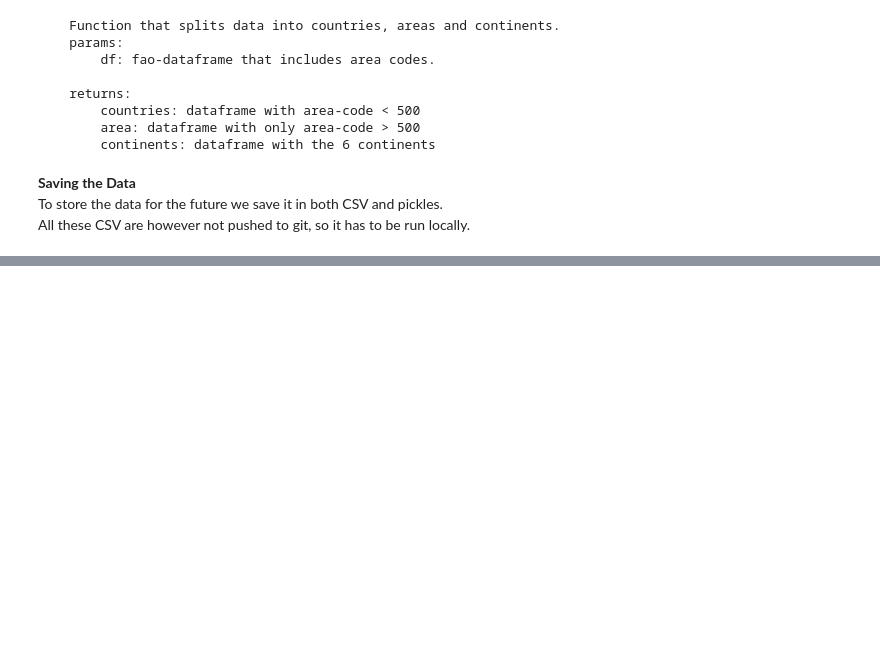
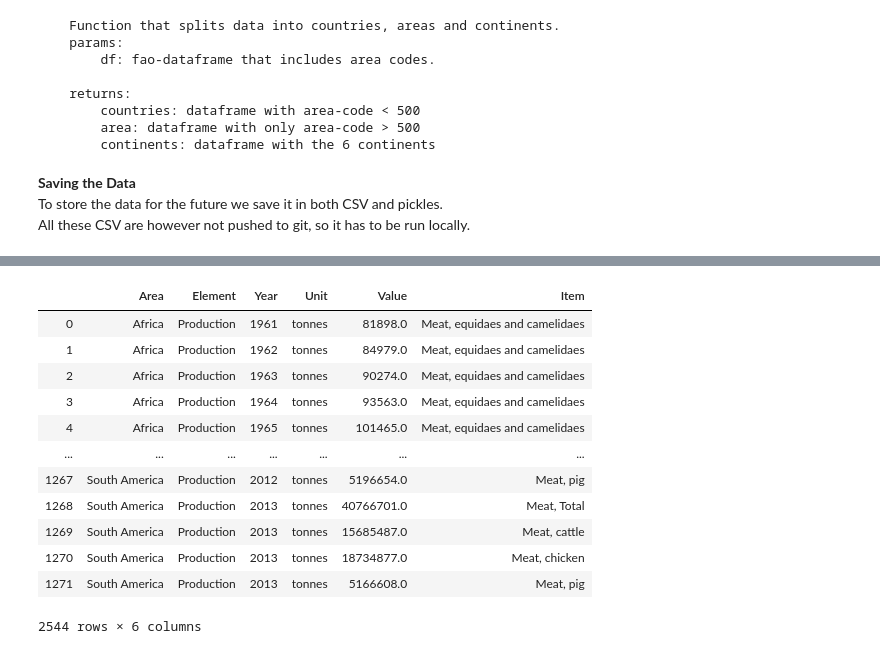
Before and after one commit to theodorhusefest/ADA-2019-project1-sovellettu-tiedon-analysoint, a Jupyter notebook: livestock_cleaning.ipynb, the cells around one changed output, grey strips where cells are left out. Saved outputs shown, nothing was run; the diff lists cells and outputs as text; code cells hidden in the pictures; blank space fills up the shorter version.

```diff
--- a/livestock_cleaning.ipynb
+++ b/livestock_cleaning.ipynb
@@ -214,0 +217,3 @@ meat_continents.to_pickle('./data/pickles/meat_continents.pkl')
+# %%
+meat_wanted = meat_continents[meat_continents.Item.str.contains('Meat, ')]
+meat_wanted.Item.unique()
@@ -214,0 +234,43 @@ meat_continents.to_pickle('./data/pickles/meat_continents.pkl')
+# %%
+main = ['Meat, pig', 'Meat, cattle', 'Meat, chicken', 'Meat, Total']
+equidae_camelidae = ['Meat, ass', 'Meat, horse', 'Meat, camel', 'Meat, other camelids', 'Meat, mule']
+bovidae = ['Meat, goat', 'Meat, sheep']
+birds = ['Meat, bird nes', 'Meat, duck', 'Meat, goose and guinea fowl', 'Meat, turkey', 'Meat, buffalo']
+others = ['Meat, rabbit', 'Meat, other rodents', 'Meat, game', 'Meat, nes']
+
+meat_equidae_camelidae = meat_wanted[meat_wanted.Item.isin(equidae_camelidae)]
+prod_equidae_camelidae = meat_equidae_camelidae.groupby(['Area','Element','Year','Unit']).agg({'Value':'sum'}).reset_index()
+prod_equidae_camelidae['Item'] = 'Meat, equidaes and camelidaes'
+
+meat_bovidae = meat_wanted[meat_wanted.Item.isin(bovidae)]
+prod_bovidae = meat_bovidae.groupby(['Area','Element','Year','Unit']).agg({'Value':'sum'}).reset_index()
+prod_bovidae['Item'] = 'Meat, bovidaes'
+
+meat_birds = meat_wanted[meat_wanted.Item.isin(birds)]
+prod_birds = meat_birds.groupby(['Area','Element','Year','Unit']).agg({'Value':'sum'}).reset_index()
+prod_birds['Item'] = 'Meat, birds excl chicken'
+
+meat_others = meat_wanted[meat_wanted.Item.isin(others)]
+prod_others = meat_others.groupby(['Area','Element','Year','Unit']).agg({'Value':'sum'}).reset_index()
+prod_others['Item'] = 'Meat, others'
+
+meat_main = meat_wanted[meat_wanted.Item.isin(main)]
+prod_main = meat_main.groupby(['Area','Element','Year','Unit','Item']).agg({'Value':'sum'}).reset_index()
+prod_main = prod_main[['Area','Element','Year','Unit','Value','Item']]
+
+meat_categorized = pd.concat([prod_equidae_camelidae, prod_bovidae, prod_birds, prod_others, prod_main], axis=0)
+meat_categorized
+# %% [output]
+|  | Area | Element | Year | Unit | Value | Item |
+| 0 | Africa | Production | 1961 | tonnes | 81898.0 | Meat, equidaes and camelidaes |
+| 1 | Africa | Production | 1962 | tonnes | 84979.0 | Meat, equidaes and camelidaes |
+| 2 | Africa | Production | 1963 | tonnes | 90274.0 | Meat, equidaes and camelidaes |
+| 3 | Africa | Production | 1964 | tonnes | 93563.0 | Meat, equidaes and camelidaes |
+| 4 | Africa | Production | 1965 | tonnes | 101465.0 | Meat, equidaes and camelidaes |
+| ... | ... | ... | ... | ... | ... | ... |
+| 1267 | South America | Production | 2012 | tonnes | 5196654.0 | Meat, pig |
+| 1268 | South America | Production | 2013 | tonnes | 40766701.0 | Meat, Total |
+| 1269 | South America | Production | 2013 | tonnes | 15685487.0 | Meat, cattle |
+| 1270 | South America | Production | 2013 | tonnes | 18734877.0 | Meat, chicken |
+| 1271 | South America | Production | 2013 | tonnes | 5166608.0 | Meat, pig |
+2544 rows × 6 columns
```
Also changed, not shown: parts of 11 cells of this notebook, 8 other files.
